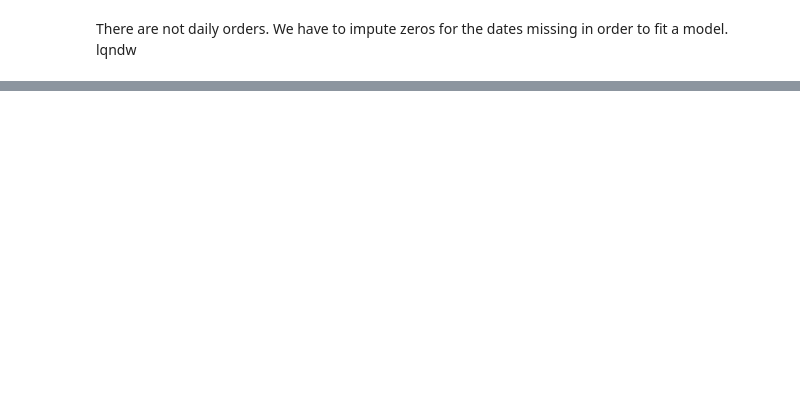
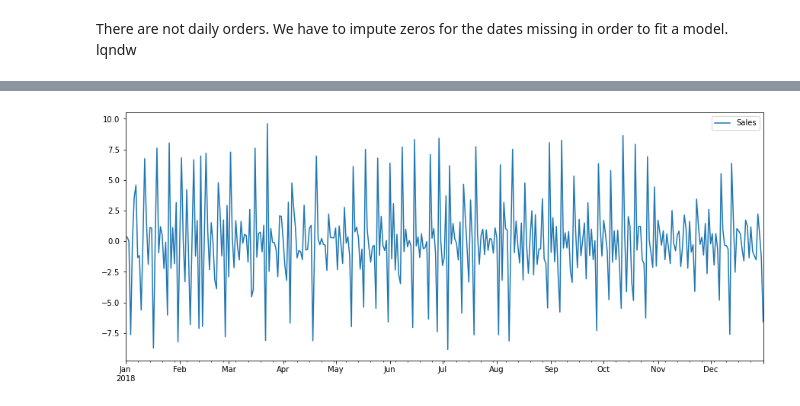
Before and after one commit to DanielGutierrezR/Super-Store-Sales-Prediction, a Jupyter notebook: Superstoresales.ipynb, the cells around one changed output, grey strips where cells are left out. Drawn from its saved outputs; the diff is of its cells as text; code cells hidden in the pictures; blank space fills up the shorter version.

```diff
--- a/Superstoresales.ipynb
+++ b/Superstoresales.ipynb
@@ -471,0 +484,3 @@ kpss(daily_2018)
+# %%
+daily_fd = np.log(daily_2018+1).diff() # Plus one because of the 0.
+daily_fd.head(5)
@@ -471,0 +494,5 @@ kpss(daily_2018)
+# %%
+daily_fd.plot(kind = 'line', figsize = (15,6))
+plt.show()
+# %% [output]
+[figure, added]
```
Also changed, not shown: parts of 24 cells of this notebook.
